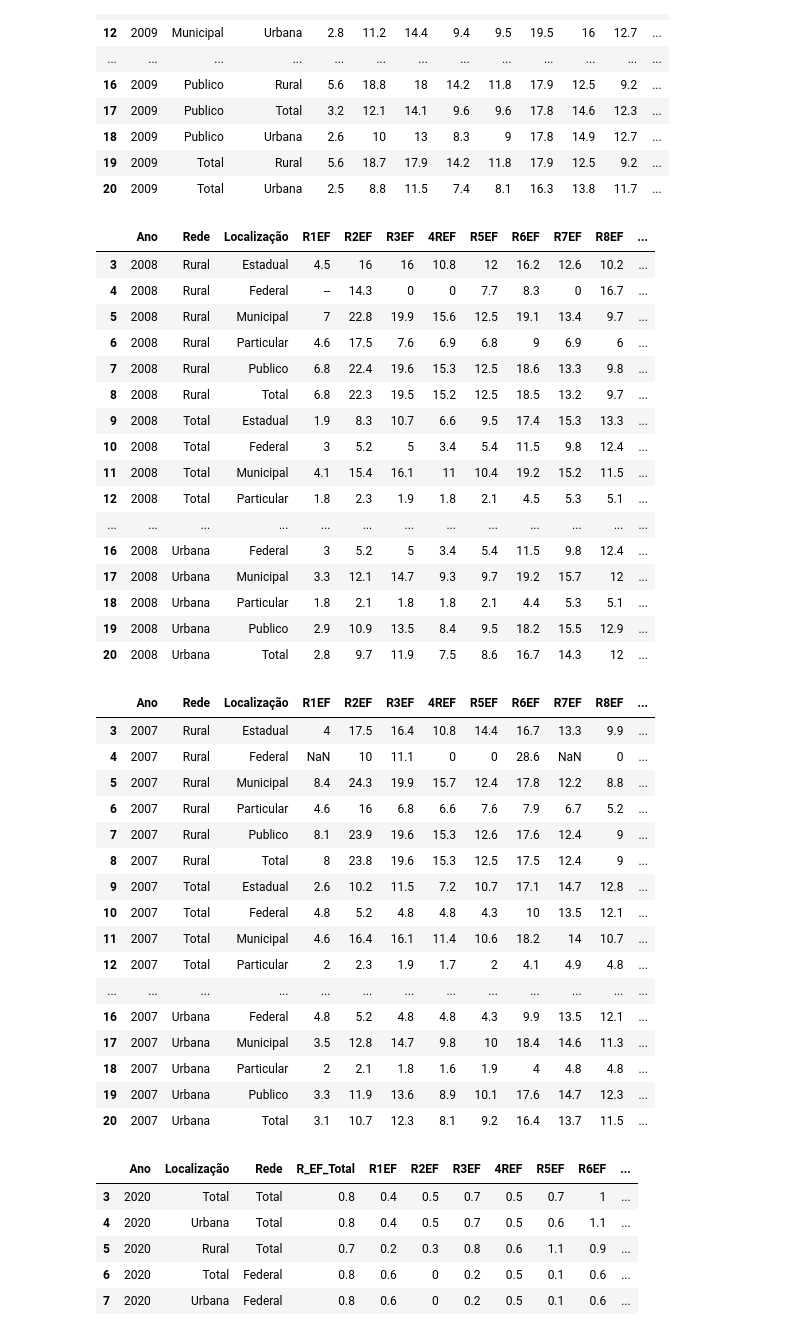
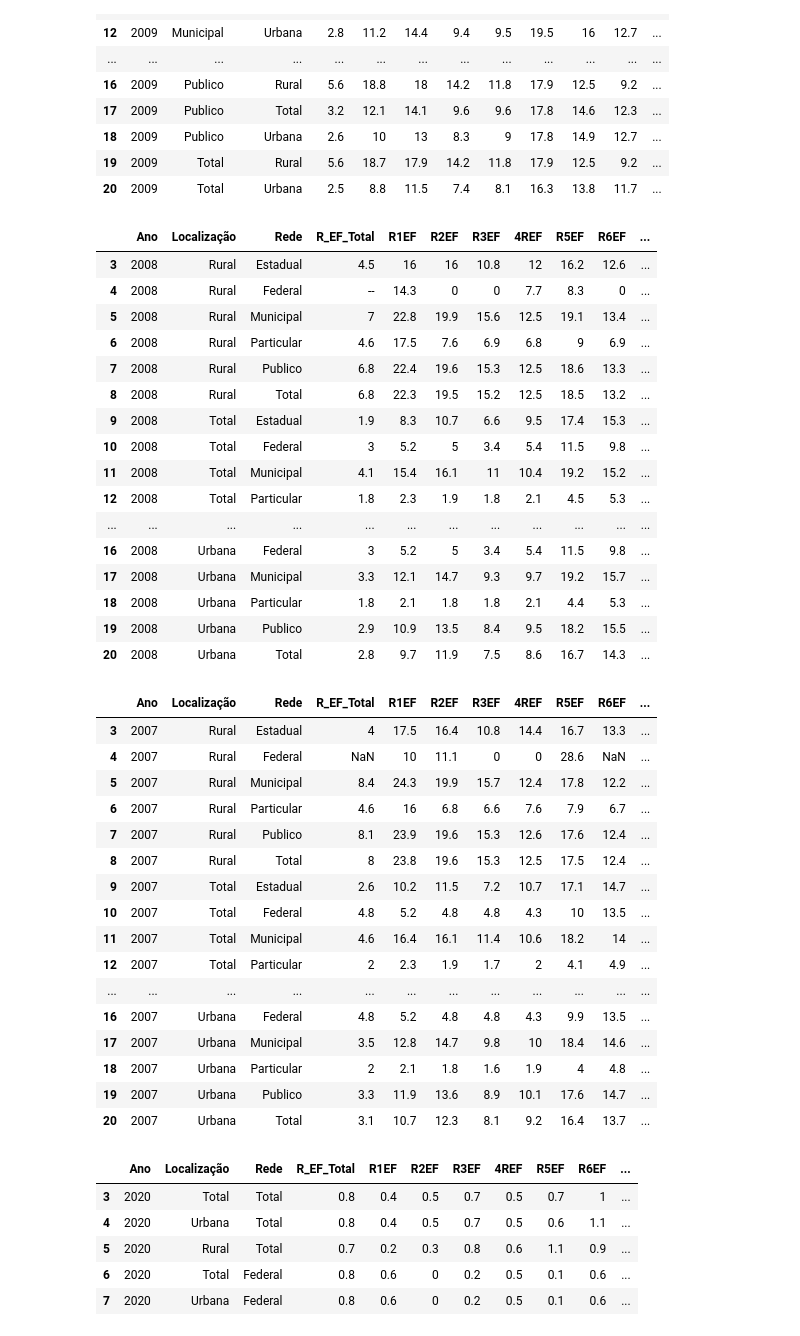
Before and after one commit to aianshay/covid-impacts-on-education, a Jupyter notebook: performance_data_reprovacao.ipynb, the cells around one changed output. Saved outputs shown, nothing was run; the diff lists cells and outputs as text; code cells hidden in the pictures.

Commit message:
Treating problems due to the changing of columns "Rede" and "Localização" from 2009 to 2015. The dataset  final_fail_dataset.csv is ready for analysis/visualizations.

```diff
--- a/performance_data_reprovacao.ipynb
+++ b/performance_data_reprovacao.ipynb
@@ -313,46 +326,52 @@ filtered_dataset_fail_2009
 | 20 | 2009 | Total | Urbana | 2.5 | 8.8 | 11.5 | 7.4 | 8.1 | 16.3 | 13.8 | 11.7 | ... |
 # %%
 filtered_dataset_fail_2008 = filtered_dataset_fail_from_2007_2010(2008, skiprows=5)
+filtered_dataset_fail_2008.columns = ['Ano','Localização', 'Rede', 'R_EF_Total',  'R1EF', 'R2EF',
+                  'R3EF', '4REF', 'R5EF', 'R6EF', 'R7EF','R8EF', 'R9EF',
+				  'RTotal - EM', 'R1EM', 'R2EM', 'R3EM', 'R4EM', 'RNão-Seriado']
 filtered_dataset_fail_2008
 # %% [output]
-|  | Ano | Rede | Localização | R1EF | R2EF | R3EF | 4REF | R5EF | R6EF | R7EF | R8EF | ... |
-| 3 | 2008 | Rural | Estadual | 4.5 | 16 | 16 | 10.8 | 12 | 16.2 | 12.6 | 10.2 | ... |
-| 4 | 2008 | Rural | Federal | -- | 14.3 | 0 | 0 | 7.7 | 8.3 | 0 | 16.7 | ... |
-| 5 | 2008 | Rural | Municipal | 7 | 22.8 | 19.9 | 15.6 | 12.5 | 19.1 | 13.4 | 9.7 | ... |
-| 6 | 2008 | Rural | Particular | 4.6 | 17.5 | 7.6 | 6.9 | 6.8 | 9 | 6.9 | 6 | ... |
-| 7 | 2008 | Rural | Publico | 6.8 | 22.4 | 19.6 | 15.3 | 12.5 | 18.6 | 13.3 | 9.8 | ... |
-| 8 | 2008 | Rural | Total | 6.8 | 22.3 | 19.5 | 15.2 | 12.5 | 18.5 | 13.2 | 9.7 | ... |
-| 9 | 2008 | Total | Estadual | 1.9 | 8.3 | 10.7 | 6.6 | 9.5 | 17.4 | 15.3 | 13.3 | ... |
-| 10 | 2008 | Total | Federal | 3 | 5.2 | 5 | 3.4 | 5.4 | 11.5 | 9.8 | 12.4 | ... |
-| 11 | 2008 | Total | Municipal | 4.1 | 15.4 | 16.1 | 11 | 10.4 | 19.2 | 15.2 | 11.5 | ... |
-| 12 | 2008 | Total | Particular | 1.8 | 2.3 | 1.9 | 1.8 | 2.1 | 4.5 | 5.3 | 5.1 | ... |
-| ... | ... | ... | ... | ... | ... | ... | ... | ... | ... | ... | ... | ... |
-| 16 | 2008 | Urbana | Federal | 3 | 5.2 | 5 | 3.4 | 5.4 | 11.5 | 9.8 | 12.4 | ... |
-| 17 | 2008 | Urbana | Municipal | 3.3 | 12.1 | 14.7 | 9.3 | 9.7 | 19.2 | 15.7 | 12 | ... |
-| 18 | 2008 | Urbana | Particular | 1.8 | 2.1 | 1.8 | 1.8 | 2.1 | 4.4 | 5.3 | 5.1 | ... |
-| 19 | 2008 | Urbana | Publico | 2.9 | 10.9 | 13.5 | 8.4 | 9.5 | 18.2 | 15.5 | 12.9 | ... |
-| 20 | 2008 | Urbana | Total | 2.8 | 9.7 | 11.9 | 7.5 | 8.6 | 16.7 | 14.3 | 12 | ... |
+|  | Ano | Localização | Rede | R_EF_Total | R1EF | R2EF | R3EF | 4REF | R5EF | R6EF | ... |
+| 3 | 2008 | Rural | Estadual | 4.5 | 16 | 16 | 10.8 | 12 | 16.2 | 12.6 | ... |
+| 4 | 2008 | Rural | Federal | -- | 14.3 | 0 | 0 | 7.7 | 8.3 | 0 | ... |
+| 5 | 2008 | Rural | Municipal | 7 | 22.8 | 19.9 | 15.6 | 12.5 | 19.1 | 13.4 | ... |
+| 6 | 2008 | Rural | Particular | 4.6 | 17.5 | 7.6 | 6.9 | 6.8 | 9 | 6.9 | ... |
+| 7 | 2008 | Rural | Publico | 6.8 | 22.4 | 19.6 | 15.3 | 12.5 | 18.6 | 13.3 | ... |
+| 8 | 2008 | Rural | Total | 6.8 | 22.3 | 19.5 | 15.2 | 12.5 | 18.5 | 13.2 | ... |
+| 9 | 2008 | Total | Estadual | 1.9 | 8.3 | 10.7 | 6.6 | 9.5 | 17.4 | 15.3 | ... |
+| 10 | 2008 | Total | Federal | 3 | 5.2 | 5 | 3.4 | 5.4 | 11.5 | 9.8 | ... |
+| 11 | 2008 | Total | Municipal | 4.1 | 15.4 | 16.1 | 11 | 10.4 | 19.2 | 15.2 | ... |
+| 12 | 2008 | Total | Particular | 1.8 | 2.3 | 1.9 | 1.8 | 2.1 | 4.5 | 5.3 | ... |
+| ... | ... | ... | ... | ... | ... | ... | ... | ... | ... | ... | ... |
+| 16 | 2008 | Urbana | Federal | 3 | 5.2 | 5 | 3.4 | 5.4 | 11.5 | 9.8 | ... |
+| 17 | 2008 | Urbana | Municipal | 3.3 | 12.1 | 14.7 | 9.3 | 9.7 | 19.2 | 15.7 | ... |
+| 18 | 2008 | Urbana | Particular | 1.8 | 2.1 | 1.8 | 1.8 | 2.1 | 4.4 | 5.3 | ... |
+| 19 | 2008 | Urbana | Publico | 2.9 | 10.9 | 13.5 | 8.4 | 9.5 | 18.2 | 15.5 | ... |
+| 20 | 2008 | Urbana | Total | 2.8 | 9.7 | 11.9 | 7.5 | 8.6 | 16.7 | 14.3 | ... |
 # %%
 filtered_dataset_fail_2007 = filtered_dataset_fail_from_2007_2010(2007, skiprows=5)
+filtered_dataset_fail_2007.columns = ['Ano','Localização', 'Rede', 'R_EF_Total',  'R1EF', 'R2EF',
+                  'R3EF', '4REF', 'R5EF', 'R6EF', 'R7EF','R8EF', 'R9EF',
+				  'RTotal - EM', 'R1EM', 'R2EM', 'R3EM', 'R4EM', 'RNão-Seriado']
 filtered_dataset_fail_2007
 # %% [output]
-|  | Ano | Rede | Localização | R1EF | R2EF | R3EF | 4REF | R5EF | R6EF | R7EF | R8EF | ... |
-| 3 | 2007 | Rural | Estadual | 4 | 17.5 | 16.4 | 10.8 | 14.4 | 16.7 | 13.3 | 9.9 | ... |
-| 4 | 2007 | Rural | Federal | NaN | 10 | 11.1 | 0 | 0 | 28.6 | NaN | 0 | ... |
-| 5 | 2007 | Rural | Municipal | 8.4 | 24.3 | 19.9 | 15.7 | 12.4 | 17.8 | 12.2 | 8.8 | ... |
-| 6 | 2007 | Rural | Particular | 4.6 | 16 | 6.8 | 6.6 | 7.6 | 7.9 | 6.7 | 5.2 | ... |
-| 7 | 2007 | Rural | Publico | 8.1 | 23.9 | 19.6 | 15.3 | 12.6 | 17.6 | 12.4 | 9 | ... |
-| 8 | 2007 | Rural | Total | 8 | 23.8 | 19.6 | 15.3 | 12.5 | 17.5 | 12.4 | 9 | ... |
-| 9 | 2007 | Total | Estadual | 2.6 | 10.2 | 11.5 | 7.2 | 10.7 | 17.1 | 14.7 | 12.8 | ... |
-| 10 | 2007 | Total | Federal | 4.8 | 5.2 | 4.8 | 4.8 | 4.3 | 10 | 13.5 | 12.1 | ... |
-| 11 | 2007 | Total | Municipal | 4.6 | 16.4 | 16.1 | 11.4 | 10.6 | 18.2 | 14 | 10.7 | ... |
-| 12 | 2007 | Total | Particular | 2 | 2.3 | 1.9 | 1.7 | 2 | 4.1 | 4.9 | 4.8 | ... |
-| ... | ... | ... | ... | ... | ... | ... | ... | ... | ... | ... | ... | ... |
-| 16 | 2007 | Urbana | Federal | 4.8 | 5.2 | 4.8 | 4.8 | 4.3 | 9.9 | 13.5 | 12.1 | ... |
-| 17 | 2007 | Urbana | Municipal | 3.5 | 12.8 | 14.7 | 9.8 | 10 | 18.4 | 14.6 | 11.3 | ... |
-| 18 | 2007 | Urbana | Particular | 2 | 2.1 | 1.8 | 1.6 | 1.9 | 4 | 4.8 | 4.8 | ... |
-| 19 | 2007 | Urbana | Publico | 3.3 | 11.9 | 13.6 | 8.9 | 10.1 | 17.6 | 14.7 | 12.3 | ... |
-| 20 | 2007 | Urbana | Total | 3.1 | 10.7 | 12.3 | 8.1 | 9.2 | 16.4 | 13.7 | 11.5 | ... |
+|  | Ano | Localização | Rede | R_EF_Total | R1EF | R2EF | R3EF | 4REF | R5EF | R6EF | ... |
+| 3 | 2007 | Rural | Estadual | 4 | 17.5 | 16.4 | 10.8 | 14.4 | 16.7 | 13.3 | ... |
+| 4 | 2007 | Rural | Federal | NaN | 10 | 11.1 | 0 | 0 | 28.6 | NaN | ... |
+| 5 | 2007 | Rural | Municipal | 8.4 | 24.3 | 19.9 | 15.7 | 12.4 | 17.8 | 12.2 | ... |
+| 6 | 2007 | Rural | Particular | 4.6 | 16 | 6.8 | 6.6 | 7.6 | 7.9 | 6.7 | ... |
+| 7 | 2007 | Rural | Publico | 8.1 | 23.9 | 19.6 | 15.3 | 12.6 | 17.6 | 12.4 | ... |
+| 8 | 2007 | Rural | Total | 8 | 23.8 | 19.6 | 15.3 | 12.5 | 17.5 | 12.4 | ... |
+| 9 | 2007 | Total | Estadual | 2.6 | 10.2 | 11.5 | 7.2 | 10.7 | 17.1 | 14.7 | ... |
+| 10 | 2007 | Total | Federal | 4.8 | 5.2 | 4.8 | 4.8 | 4.3 | 10 | 13.5 | ... |
+| 11 | 2007 | Total | Municipal | 4.6 | 16.4 | 16.1 | 11.4 | 10.6 | 18.2 | 14 | ... |
+| 12 | 2007 | Total | Particular | 2 | 2.3 | 1.9 | 1.7 | 2 | 4.1 | 4.9 | ... |
+| ... | ... | ... | ... | ... | ... | ... | ... | ... | ... | ... | ... |
+| 16 | 2007 | Urbana | Federal | 4.8 | 5.2 | 4.8 | 4.8 | 4.3 | 9.9 | 13.5 | ... |
+| 17 | 2007 | Urbana | Municipal | 3.5 | 12.8 | 14.7 | 9.8 | 10 | 18.4 | 14.6 | ... |
+| 18 | 2007 | Urbana | Particular | 2 | 2.1 | 1.8 | 1.6 | 1.9 | 4 | 4.8 | ... |
+| 19 | 2007 | Urbana | Publico | 3.3 | 11.9 | 13.6 | 8.9 | 10.1 | 17.6 | 14.7 | ... |
+| 20 | 2007 | Urbana | Total | 3.1 | 10.7 | 12.3 | 8.1 | 9.2 | 16.4 | 13.7 | ... |
 # %%
 fails = [filtered_dataset_fail_2020, filtered_dataset_fail_2019, filtered_dataset_fail_2018, filtered_dataset_fail_2017, filtered_dataset_fail_2016,
          filtered_dataset_fail_2015, filtered_dataset_fail_2014, filtered_dataset_fail_2013, filtered_dataset_fail_2012, filtered_dataset_fail_2011,
```
Also changed, not shown: parts of 14 cells of this notebook, 2 other files.
